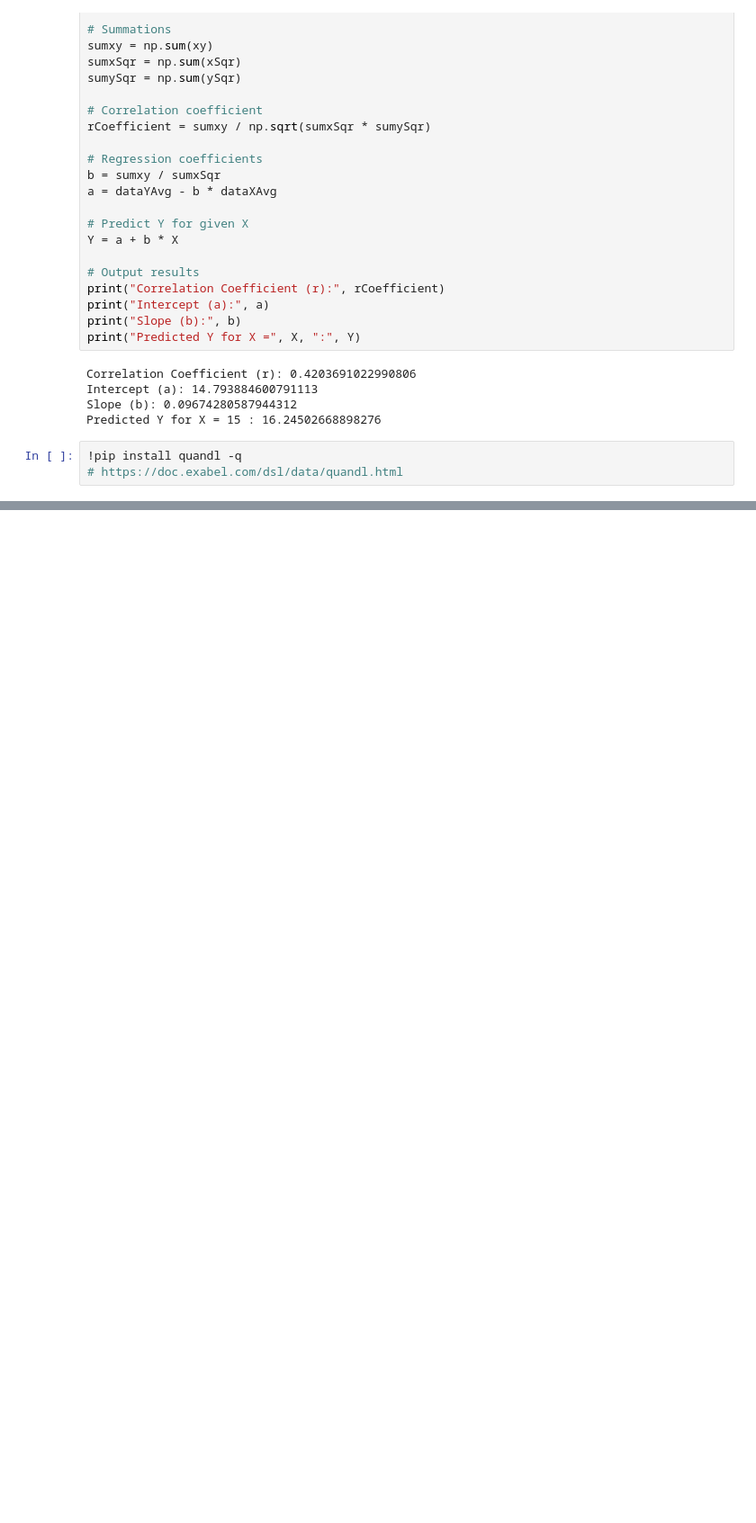
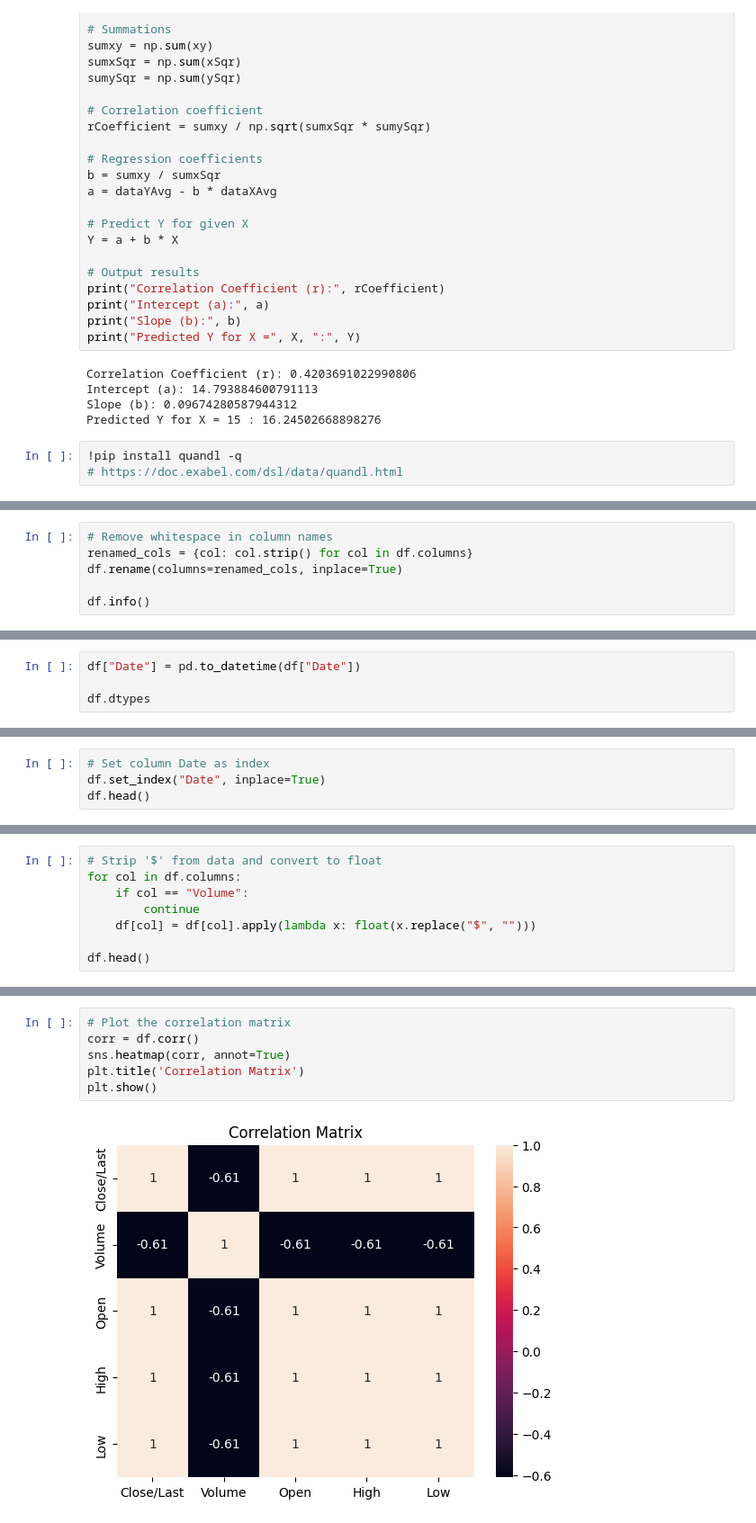
Before and after one commit to suzanpoudel/AI-Lab-020391, a Jupyter notebook: regression.ipynb, the cells around one changed output, grey strips where cells are left out. Shown: that part at 90% size. Drawn from its saved outputs; the diff is of its cells as text; blank space fills up the shorter version.

Commit message:
Resoling previous error and continue.....

```diff
--- a/regression.ipynb
+++ b/regression.ipynb
@@ -120,0 +134,6 @@ dtype: object
+# %%
+# Remove whitespace in column names
+renamed_cols = {col: col.strip() for col in df.columns}
+df.rename(columns=renamed_cols, inplace=True)
+
+df.info()
@@ -120,0 +154,4 @@ dtype: object
+# %%
+df["Date"] = pd.to_datetime(df["Date"])
+
+df.dtypes
@@ -120,0 +167,4 @@ dtype: object
+# %%
+# Set column Date as index
+df.set_index("Date", inplace=True)
+df.head()
@@ -120,0 +179,8 @@ dtype: object
+# %%
+# Strip '$' from data and convert to float
+for col in df.columns:
+    if col == "Volume":
+        continue
+    df[col] = df[col].apply(lambda x: float(x.replace("$", "")))
+
+df.head()
@@ -120,0 +205,8 @@ dtype: object
+# %%
+# Plot the correlation matrix
+corr = df.corr()
+sns.heatmap(corr, annot=True)
+plt.title('Correlation Matrix')
+plt.show()
+# %% [output]
+[figure, added]
```
Also changed, not shown: parts of 22 cells of this notebook.
